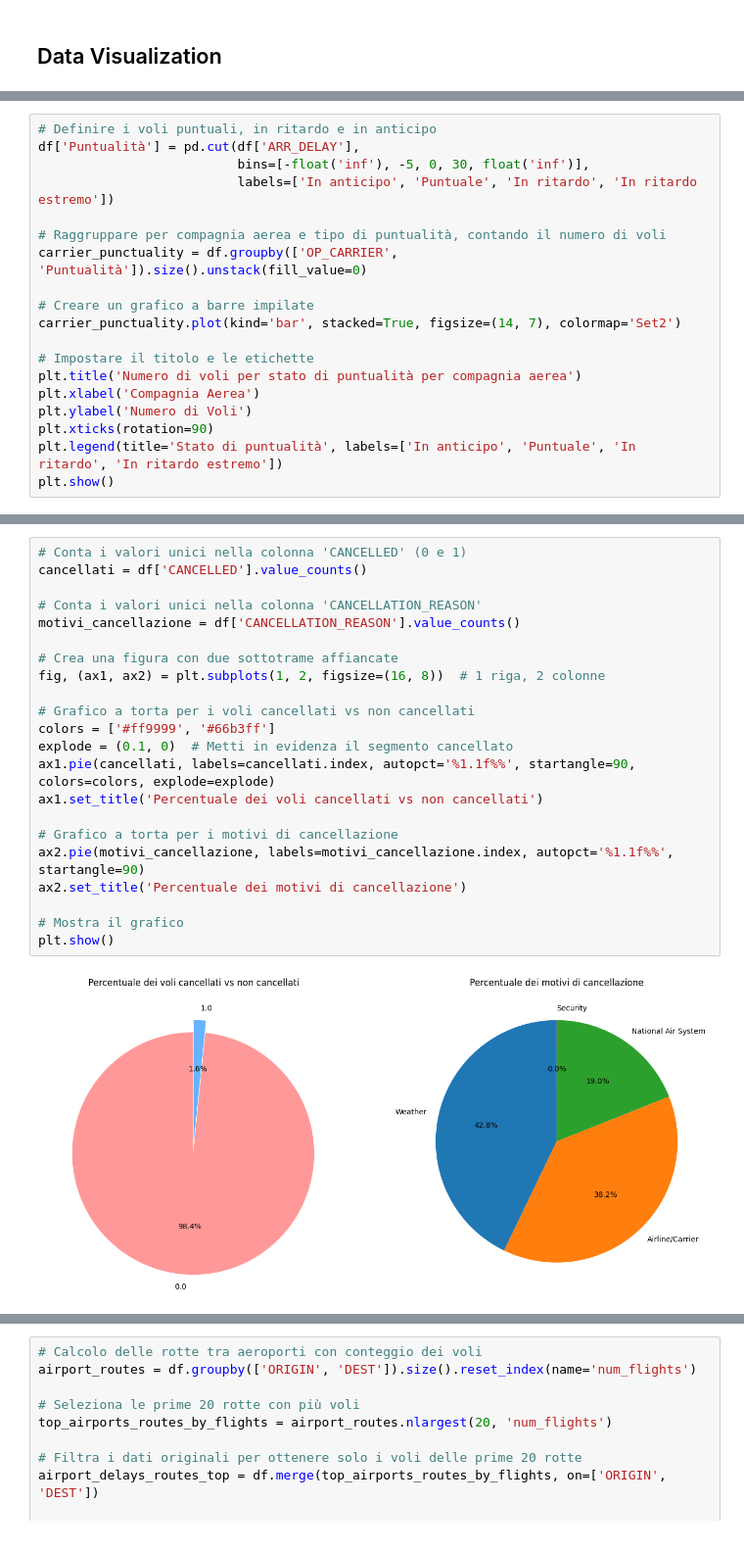
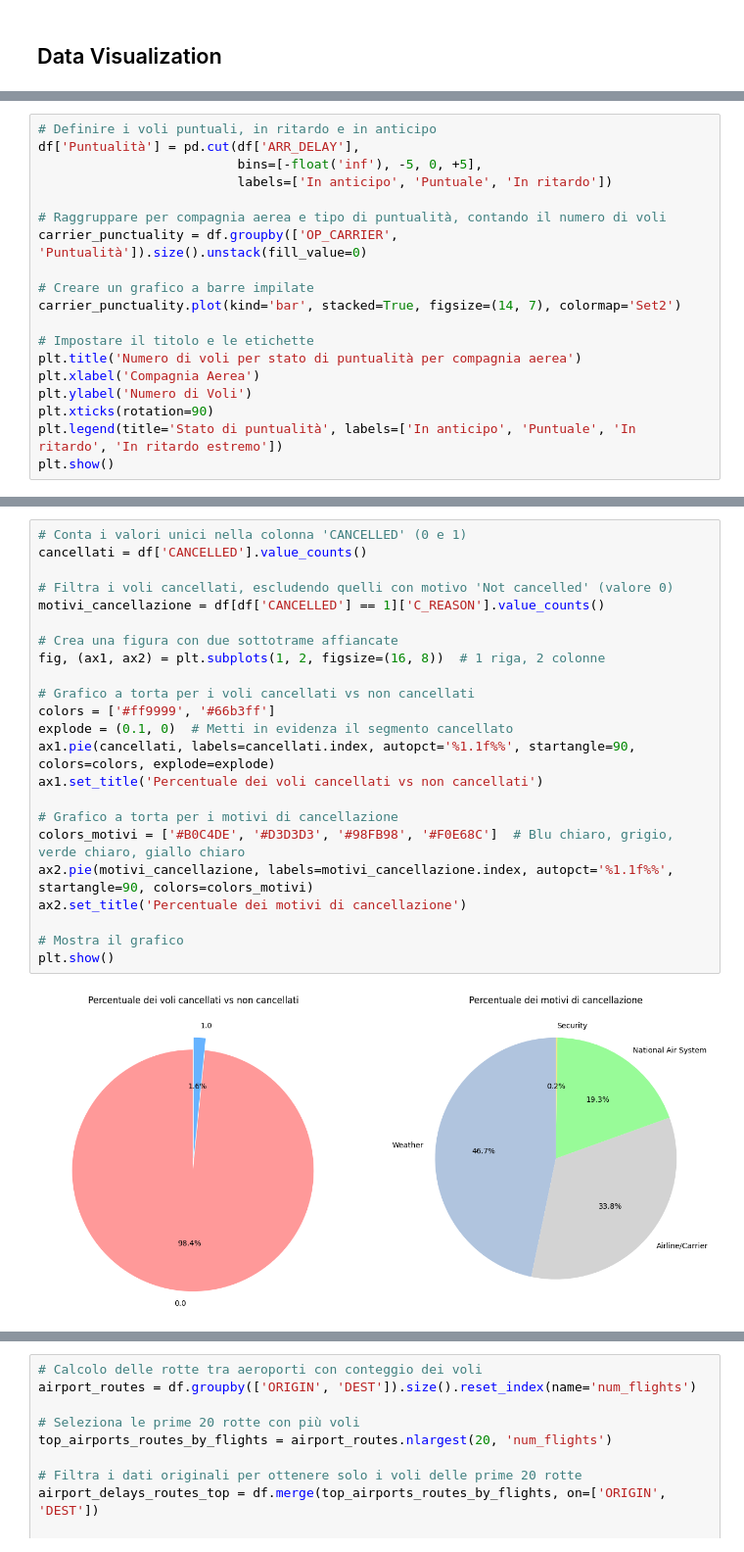
Before and after one commit to Walter-Di-Sabatino/Time-Series-Data-Science-Project, a Jupyter notebook: data_visualization.ipynb, the cells around one changed output, grey strips where cells are left out. Shown at 98% size. Drawn from its saved outputs; the diff is of its cells as text.

```diff
--- a/data_visualization.ipynb
+++ b/data_visualization.ipynb
@@ -58,8 +40,8 @@ plt.show()
 # %%
 # Definire i voli puntuali, in ritardo e in anticipo
 df['Puntualità'] = pd.cut(df['ARR_DELAY'],
-                          bins=[-float('inf'), -5, 0, 30, float('inf')],
-                          labels=['In anticipo', 'Puntuale', 'In ritardo', 'In ritardo estremo'])
+                          bins=[-float('inf'), -5, 0, +5],
+                          labels=['In anticipo', 'Puntuale', 'In ritardo'])
 
 # Raggruppare per compagnia aerea e tipo di puntualità, contando il numero di voli
 carrier_punctuality = df.groupby(['OP_CARRIER', 'Puntualità']).size().unstack(fill_value=0)
@@ -116,26 +99,27 @@ plt.show()
 # %%
 # Conta i valori unici nella colonna 'CANCELLED' (0 e 1)
 cancellati = df['CANCELLED'].value_counts()
 
-# Conta i valori unici nella colonna 'CANCELLATION_REASON'
-motivi_cancellazione = df['CANCELLATION_REASON'].value_counts()
+# Filtra i voli cancellati, escludendo quelli con motivo 'Not cancelled' (valore 0)
+motivi_cancellazione = df[df['CANCELLED'] == 1]['C_REASON'].value_counts()
 
 # Crea una figura con due sottotrame affiancate
 fig, (ax1, ax2) = plt.subplots(1, 2, figsize=(16, 8))  # 1 riga, 2 colonne
 
 # Grafico a torta per i voli cancellati vs non cancellati
 colors = ['#ff9999', '#66b3ff']
 explode = (0.1, 0)  # Metti in evidenza il segmento cancellato
 ax1.pie(cancellati, labels=cancellati.index, autopct='%1.1f%%', startangle=90, colors=colors, explode=explode)
 ax1.set_title('Percentuale dei voli cancellati vs non cancellati')
 
 # Grafico a torta per i motivi di cancellazione
-ax2.pie(motivi_cancellazione, labels=motivi_cancellazione.index, autopct='%1.1f%%', startangle=90)
+colors_motivi = ['#B0C4DE', '#D3D3D3', '#98FB98', '#F0E68C']  # Blu chiaro, grigio, verde chiaro, giallo chiaro
+ax2.pie(motivi_cancellazione, labels=motivi_cancellazione.index, autopct='%1.1f%%', startangle=90, colors=colors_motivi)
 ax2.set_title('Percentuale dei motivi di cancellazione')
 
 # Mostra il grafico
 plt.show()
 # %% [output]
-[figure, old version]
+[figure, new version]
 # %%
 # Calcolo delle cancellazioni per compagnia aerea (a causa della compagnia stessa)
```
Also changed, not shown: parts of 9 cells of this notebook, 1 other file.
